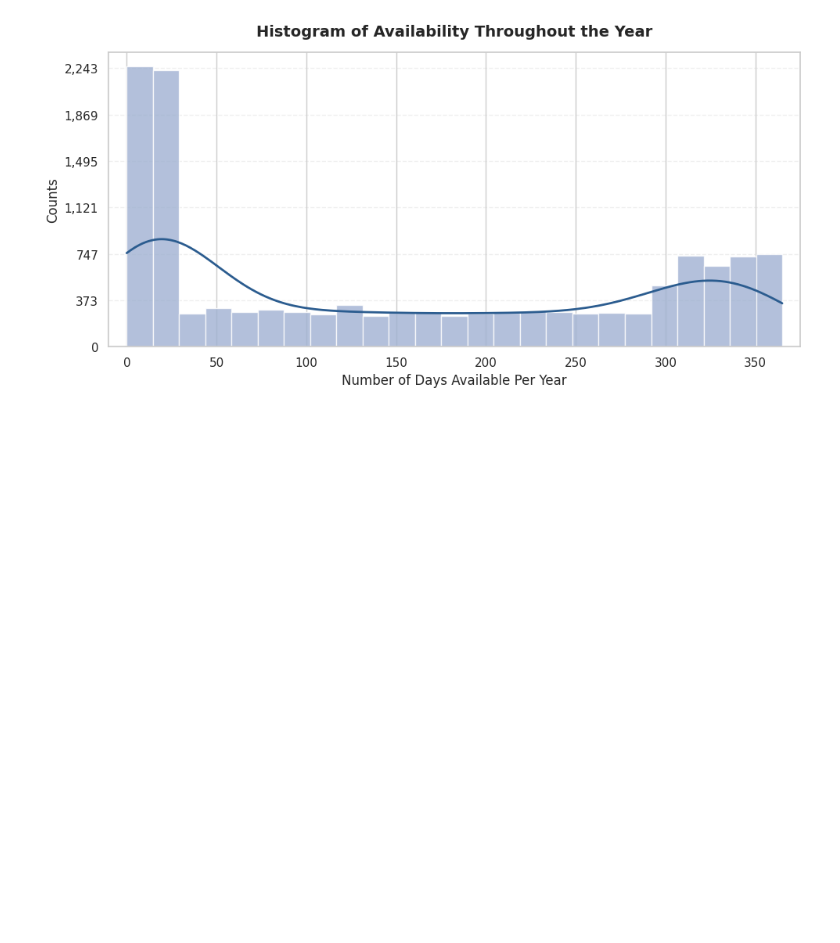
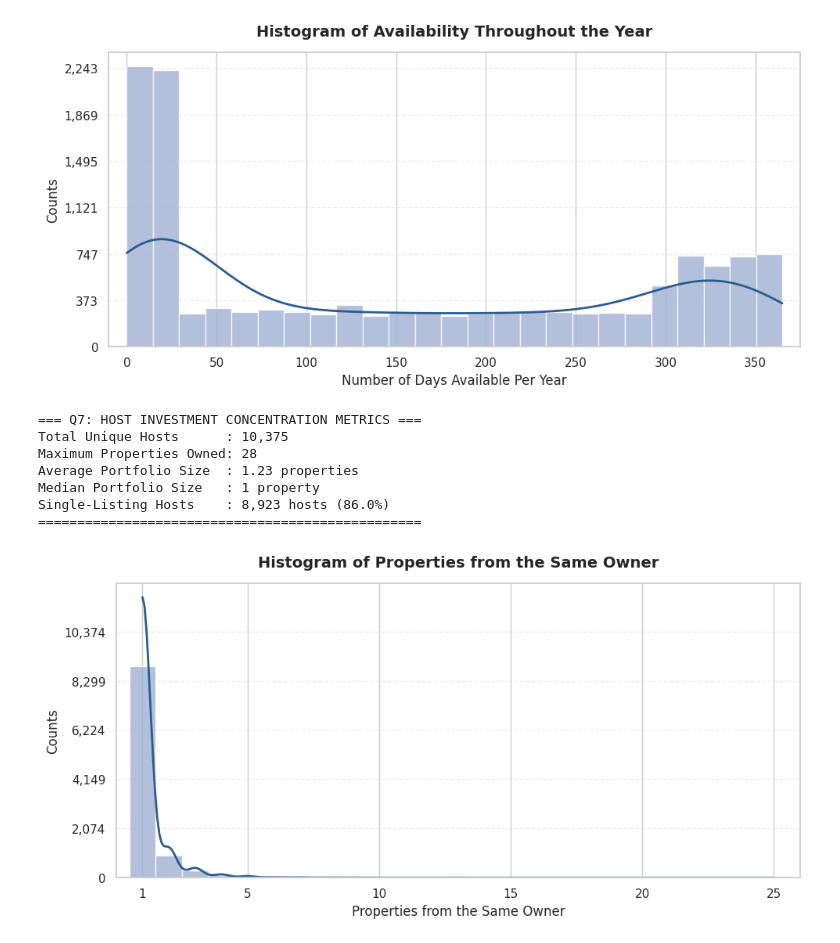
Before and after one commit to MohMost87/The-Airbnb-Listings-Analysis, a Jupyter notebook: The_Airbnb_Listings_Analysis.ipynb, the cells around one changed output. Cells and saved outputs as stored; diff of their text form; code cells hidden in the pictures; blank space fills up the shorter version.

```diff
--- a/The_Airbnb_Listings_Analysis.ipynb
+++ b/The_Airbnb_Listings_Analysis.ipynb
@@ -552,3 +552,66 @@ Average Days Available : 153.3 days
 Median Days Available  : 127.0 days
 ====================================================
 [figure]
+# %%
+import numpy as np
+import matplotlib.pyplot as plt
+from scipy.stats import gaussian_kde
+
+# ===================================================================================
+# Question: What is the distribution of properties owned by the same owner?
+# ===================================================================================
+
+# 1. Aggregate properties by host to find portfolio sizes
+host_counts = df['host_id'].value_counts().values
+
+print("=== Q7: HOST INVESTMENT CONCENTRATION METRICS ===")
+print(f"Total Unique Hosts      : {len(host_counts):,}")
+print(f"Maximum Properties Owned: {host_counts.max()}")
+print(f"Average Portfolio Size  : {host_counts.mean():.2f} properties")
+print(f"Median Portfolio Size   : {int(np.median(host_counts))} property")
+print(f"Single-Listing Hosts    : {np.sum(host_counts == 1):,} hosts ({np.sum(host_counts == 1)/len(host_counts)*100:.1f}%)")
+print("=================================================\n")
+
+# 2. Build the Histogram and Trend Line Overlay Layout
+plt.figure(figsize=(10, 5))
+
+# Filter out extreme mega-portfolio outliers (e.g., hosts with 30+ properties)
+# to keep the distribution bins visually clean and descriptive.
+portfolio_filtered = host_counts[host_counts <= 25]
+
+# Plot the primary density histogram bars
+counts, bins, patches = plt.hist(portfolio_filtered, bins=np.arange(1, 27) - 0.5,
+                                 color='#a0b1d2', edgecolor='white', alpha=0.8, density=True)
+
+# Generate a smooth Gaussian KDE trend line overlay matching image_a8dd2a.png style
+kde = gaussian_kde(portfolio_filtered, bw_method=0.4)
+x_axis = np.linspace(1, 25, 300)
+plt.plot(x_axis, kde(x_axis), color='#2b5c8f', linewidth=2, label='Trend Curve')
+
+# Convert the Y-axis format back to raw count integers for simple market interpretation
+plt.gca().yaxis.set_major_formatter(plt.FuncFormatter(lambda y, pos: f'{int(y * len(portfolio_filtered) * (bins[1] - bins[0])):,}'))
+
+# Title and Axis Formatting
+plt.title('Histogram of Properties from the Same Owner', fontweight='bold', fontsize=14, pad=15)
+plt.xlabel('Properties from the Same Owner', fontsize=12)
+plt.ylabel('Counts', fontsize=12)
+
+# Set logical scale ticks for discrete portfolio counts
+plt.xlim(0, 26)
+plt.xticks([1, 5, 10, 15, 20, 25])
+
+# Grid Layout styling
+plt.grid(True, axis='y', alpha=0.3, linestyle='--')
+
+# Display the clean image layout
+plt.tight_layout()
+plt.show()
+# %% [output]
+=== Q7: HOST INVESTMENT CONCENTRATION METRICS ===
+Total Unique Hosts      : 10,375
+Maximum Properties Owned: 28
+Average Portfolio Size  : 1.23 properties
+Median Portfolio Size   : 1 property
+Single-Listing Hosts    : 8,923 hosts (86.0%)
+=================================================
+[figure, added]
```
Also changed, not shown: parts of 1 cell of this notebook.
